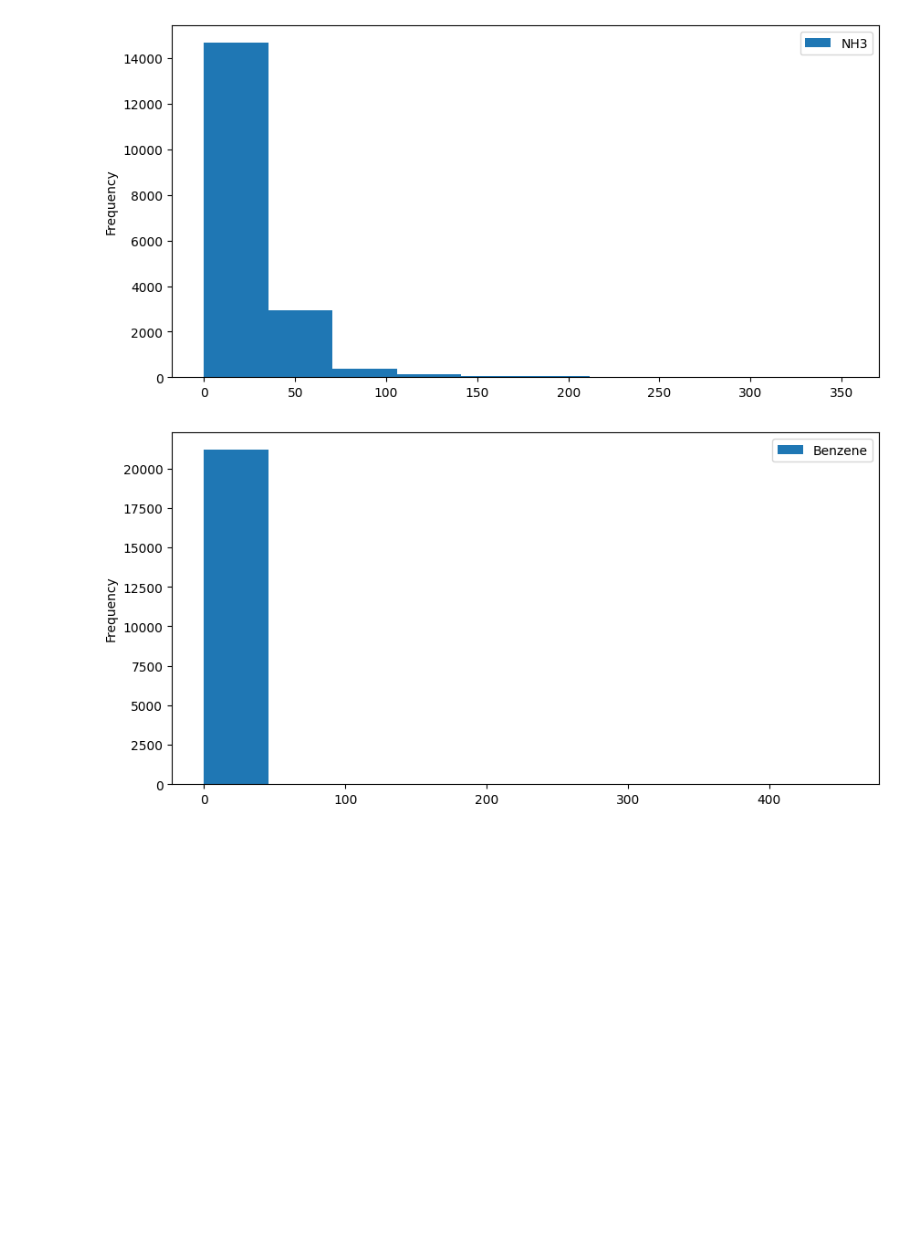
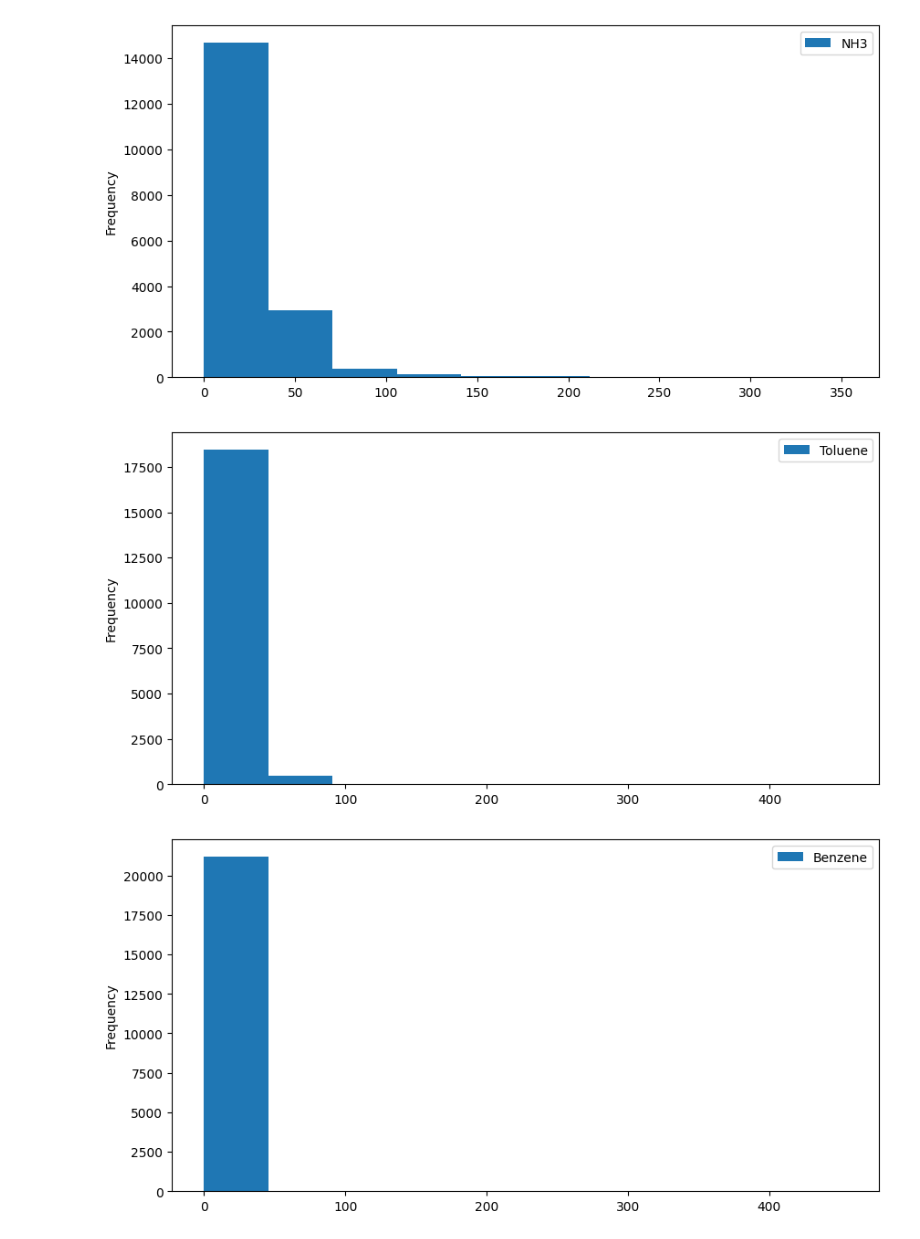
Before and after one commit to Pranithredd/AQI-prediction-, a Jupyter notebook: AQI prediction.ipynb, the cells around one changed output. Cells and saved outputs as stored; diff of their text form; code cells hidden in the pictures; blank space fills up the shorter version.

```diff
--- a/AQI prediction.ipynb
+++ b/AQI prediction.ipynb
@@ -156,6 +156,12 @@ plt.legend()
 plt.show()
 # %% [output]
 [figure]
+# %%
+df['Toluene'].plot(kind = 'hist', figsize=(10,5))
+plt.legend()
+plt.show()
+# %% [output]
+[figure, added]
 # %%
 df['Benzene'].plot(kind = 'hist',figsize=(10,5))
 plt.legend()
```
Also changed, not shown: parts of 38 cells of this notebook.
